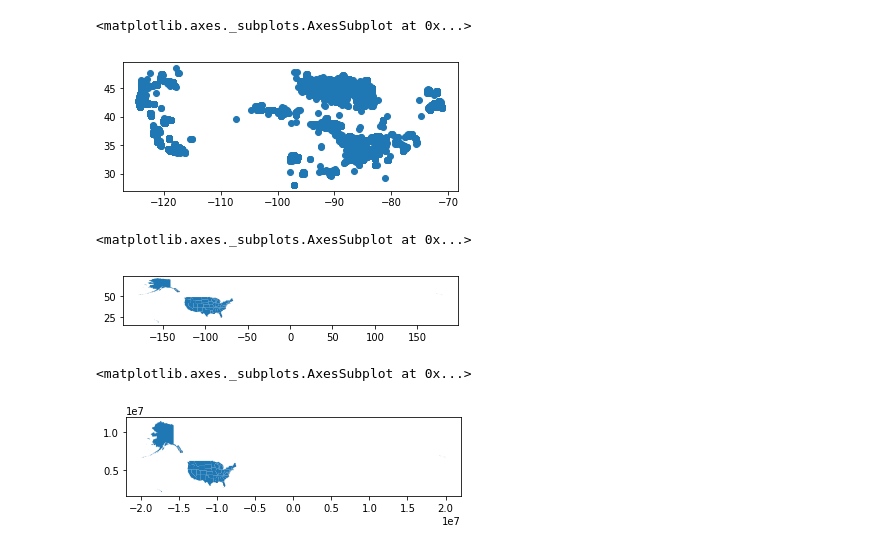
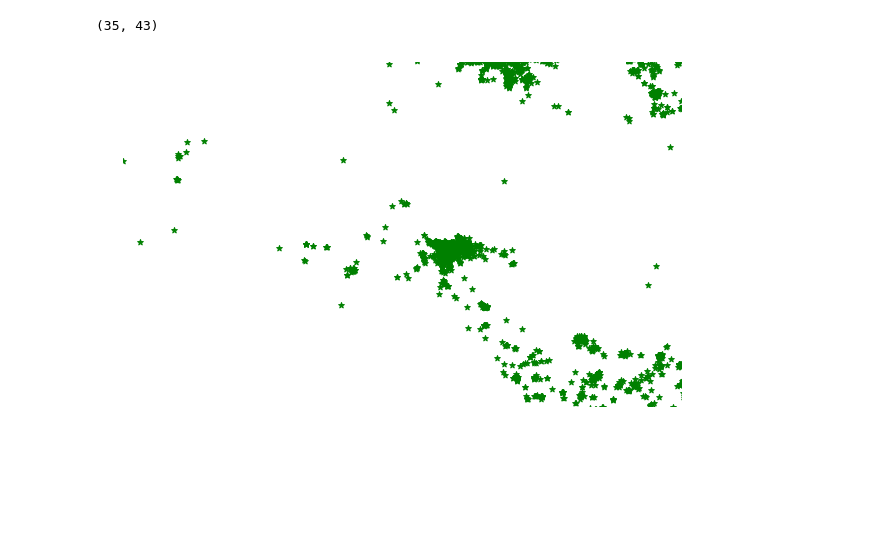
Before and after one commit to brekg/git_projects, a Jupyter notebook: jupyter/map_csv_data.ipynb, the cells around one changed output. Saved outputs shown, nothing was run; the diff lists cells and outputs as text; code cells hidden in the pictures; blank space fills up the shorter version.

Commit message:
Added additional plotting properties

```diff
--- a/jupyter/map_csv_data.ipynb
+++ b/jupyter/map_csv_data.ipynb
@@ -26,32 +26,28 @@ top.mainloop()
 # %%
 #1. Open the CSV file with pandas
 df = pd.read_csv("/home/brek/Downloads/gis_data/US_Cell_Towers/All_USA_TOWERS.csv")
 df.head()
 
 #2. feed lat/lon to shapley to create points
 points = df.apply(lambda row: Point(float(row.Longitude), float(row.Latitude)), axis=1)
 
 #3. Original dataframe + geometry = geodataframe
 all_towers = gpd.GeoDataFrame(df, geometry=points)
 
 #4. Set the coordinate system in this example Lat/Lon
 all_towers.crs = {'init': 'epsg:4326'}
 
 #5. Plot the results
-all_towers.plot()
+all_towers.to_crs(epsg=5071)
+ax = all_towers.plot(figsize=(10,10), marker='*', color='green')
+ax.axis('off')
+ax.set_xlim([-98, -85])
+ax.set_ylim([35, 43])
 # %% [output]
-<matplotlib.axes._subplots.AxesSubplot at 0x...>
+(35, 43)
-[figure, old version]
+[figure, new version]
 # %%
 # Open a .SHP file
 states = gpd.read_file("/home/brek/Downloads/gis_data/US_STATES/US_STATES.shp")
+states
 states.crs = {'init': 'epsg:4326'}
-states.plot()
-# %% [output]
-<matplotlib.axes._subplots.AxesSubplot at 0x...>
-[figure, removed]
-# %%
-states.to_crs({'proj': 'merc'}).plot()
-# %% [output]
-<matplotlib.axes._subplots.AxesSubplot at 0x...>
-[figure, removed]
```
Also changed, not shown: parts of 1 cell of this notebook.
